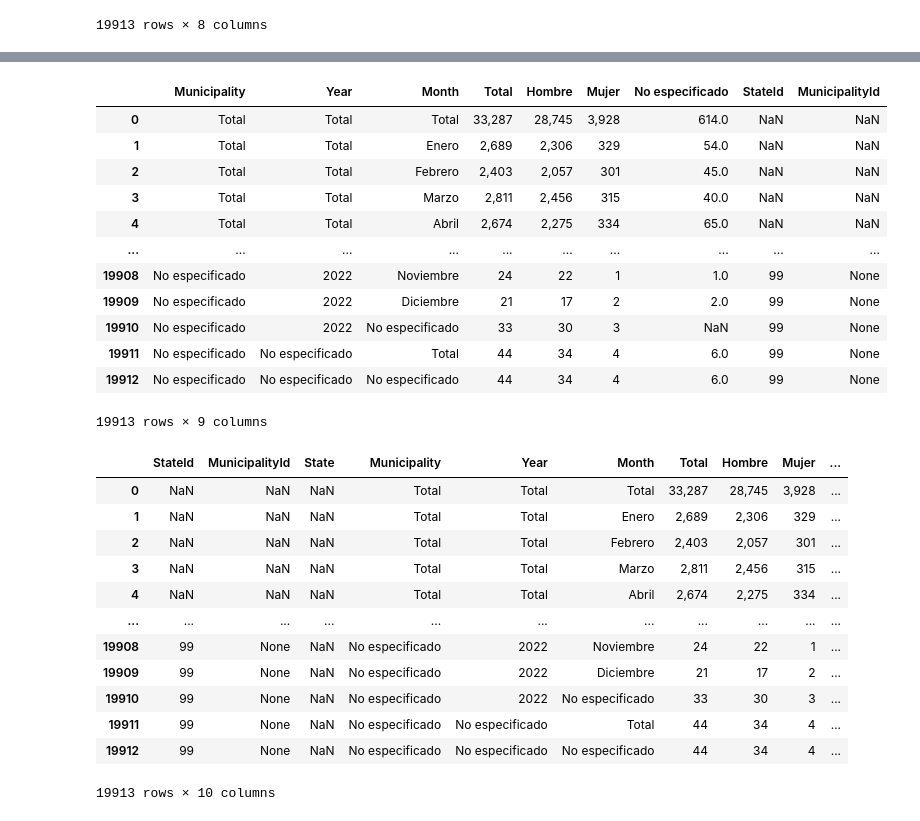
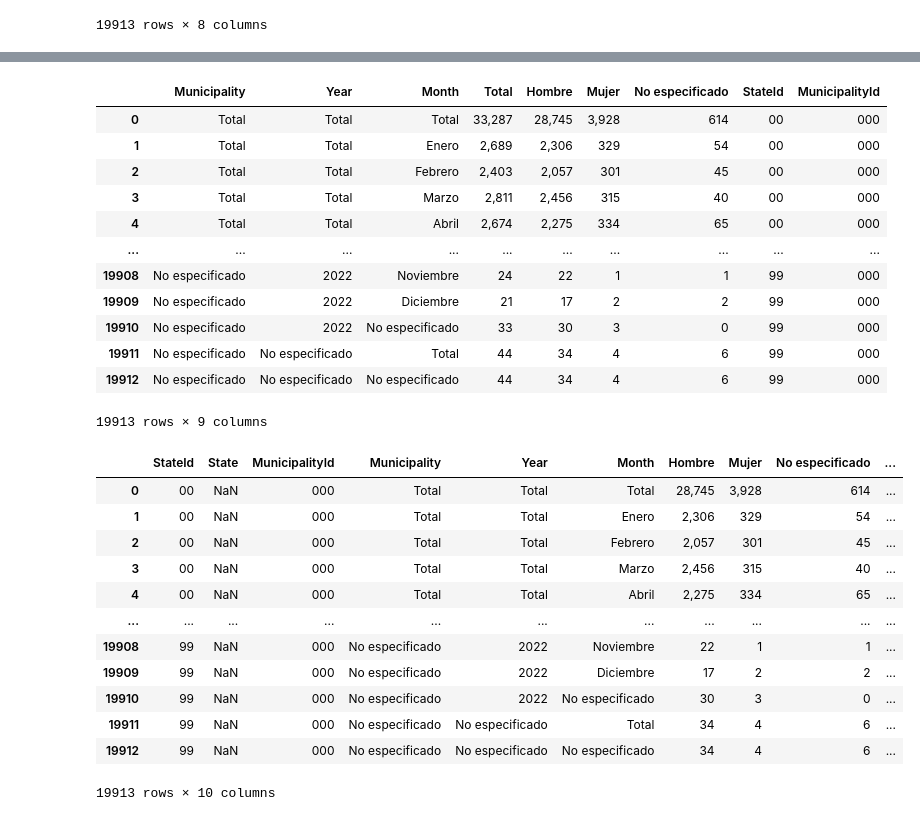
Before and after one commit to enteoo1/defuncion-homicidio-inegi, a Jupyter notebook: python/clean_db.ipynb, the cells around one changed output, grey strips where cells are left out. Drawn from its saved outputs; the diff is of its cells as text; code cells hidden in the pictures.

```diff
--- a/python/clean_db.ipynb
+++ b/python/clean_db.ipynb
@@ -48,0 +51,11 @@ dirty.head(300)
+# %%
+#Replace NaN values with '0'
+dirty.loc[dirty['StateId'].isnull(), 'StateId'] = '0'
+dirty.loc[dirty['MunicipalityId'].isnull(), 'MunicipalityId'] = '0'
+dirty.loc[dirty['Total'].isnull(), 'Total'] = 0
+dirty.loc[dirty['Hombre'].isnull(), 'Hombre'] = 0
+dirty.loc[dirty['Mujer'].isnull(), 'Mujer'] = 0
+dirty.loc[dirty['No especificado'].isnull(), 'No especificado'] = 0
+dirty['No especificado'] =  pd.to_numeric(dirty['No especificado'], downcast='integer')
+dirty.dtypes
+#dirty.head(300)
@@ -48,0 +73,5 @@ dirty.head(300)
+# %%
+#Pad ids with '0'
+dirty['StateId'] =  dirty['StateId'].str.zfill(2)
+dirty['MunicipalityId'] = dirty['MunicipalityId'].str.zfill(3)
+dirty.head(300)
@@ -73,33 +119,33 @@ dirty.rename(columns={'Unnamed: 1': 'Municipality', 'Unnamed: 2': 'Year', 'Unnam
 dirty
 # %% [output]
 |  | Municipality | Year | Month | Total | Hombre | Mujer | No especificado | StateId | MunicipalityId |
-| 0 | Total | Total | Total | 33,287 | 28,745 | 3,928 | 614.0 | NaN | NaN |
-| 1 | Total | Total | Enero | 2,689 | 2,306 | 329 | 54.0 | NaN | NaN |
-| 2 | Total | Total | Febrero | 2,403 | 2,057 | 301 | 45.0 | NaN | NaN |
-| 3 | Total | Total | Marzo | 2,811 | 2,456 | 315 | 40.0 | NaN | NaN |
-| 4 | Total | Total | Abril | 2,674 | 2,275 | 334 | 65.0 | NaN | NaN |
+| 0 | Total | Total | Total | 33,287 | 28,745 | 3,928 | 614 | 00 | 000 |
+| 1 | Total | Total | Enero | 2,689 | 2,306 | 329 | 54 | 00 | 000 |
+| 2 | Total | Total | Febrero | 2,403 | 2,057 | 301 | 45 | 00 | 000 |
+| 3 | Total | Total | Marzo | 2,811 | 2,456 | 315 | 40 | 00 | 000 |
+| 4 | Total | Total | Abril | 2,674 | 2,275 | 334 | 65 | 00 | 000 |
 | ... | ... | ... | ... | ... | ... | ... | ... | ... | ... |
-| 19908 | No especificado | 2022 | Noviembre | 24 | 22 | 1 | 1.0 | 99 | None |
-| 19909 | No especificado | 2022 | Diciembre | 21 | 17 | 2 | 2.0 | 99 | None |
-| 19910 | No especificado | 2022 | No especificado | 33 | 30 | 3 | NaN | 99 | None |
-| 19911 | No especificado | No especificado | Total | 44 | 34 | 4 | 6.0 | 99 | None |
-| 19912 | No especificado | No especificado | No especificado | 44 | 34 | 4 | 6.0 | 99 | None |
+| 19908 | No especificado | 2022 | Noviembre | 24 | 22 | 1 | 1 | 99 | 000 |
+| 19909 | No especificado | 2022 | Diciembre | 21 | 17 | 2 | 2 | 99 | 000 |
+| 19910 | No especificado | 2022 | No especificado | 33 | 30 | 3 | 0 | 99 | 000 |
+| 19911 | No especificado | No especificado | Total | 44 | 34 | 4 | 6 | 99 | 000 |
+| 19912 | No especificado | No especificado | No especificado | 44 | 34 | 4 | 6 | 99 | 000 |
 19913 rows × 9 columns
 # %%
 #rearrange columns an add column for State
-dirty = dirty.reindex(columns=['StateId','MunicipalityId','State', 'Municipality','Year','Month','Total','Hombre','Mujer','No especificado'])
+dirty = dirty.reindex(columns=['StateId','State', 'MunicipalityId','Municipality','Year','Month','Hombre','Mujer','No especificado','Total'])
 dirty
 # %% [output]
-|  | StateId | MunicipalityId | State | Municipality | Year | Month | Total | Hombre | Mujer | ... |
-| 0 | NaN | NaN | NaN | Total | Total | Total | 33,287 | 28,745 | 3,928 | ... |
-| 1 | NaN | NaN | NaN | Total | Total | Enero | 2,689 | 2,306 | 329 | ... |
-| 2 | NaN | NaN | NaN | Total | Total | Febrero | 2,403 | 2,057 | 301 | ... |
-| 3 | NaN | NaN | NaN | Total | Total | Marzo | 2,811 | 2,456 | 315 | ... |
-| 4 | NaN | NaN | NaN | Total | Total | Abril | 2,674 | 2,275 | 334 | ... |
+|  | StateId | State | MunicipalityId | Municipality | Year | Month | Hombre | Mujer | No especificado | ... |
+| 0 | 00 | NaN | 000 | Total | Total | Total | 28,745 | 3,928 | 614 | ... |
+| 1 | 00 | NaN | 000 | Total | Total | Enero | 2,306 | 329 | 54 | ... |
+| 2 | 00 | NaN | 000 | Total | Total | Febrero | 2,057 | 301 | 45 | ... |
+| 3 | 00 | NaN | 000 | Total | Total | Marzo | 2,456 | 315 | 40 | ... |
+| 4 | 00 | NaN | 000 | Total | Total | Abril | 2,275 | 334 | 65 | ... |
 | ... | ... | ... | ... | ... | ... | ... | ... | ... | ... | ... |
-| 19908 | 99 | None | NaN | No especificado | 2022 | Noviembre | 24 | 22 | 1 | ... |
-| 19909 | 99 | None | NaN | No especificado | 2022 | Diciembre | 21 | 17 | 2 | ... |
-| 19910 | 99 | None | NaN | No especificado | 2022 | No especificado | 33 | 30 | 3 | ... |
-| 19911 | 99 | None | NaN | No especificado | No especificado | Total | 44 | 34 | 4 | ... |
-| 19912 | 99 | None | NaN | No especificado | No especificado | No especificado | 44 | 34 | 4 | ... |
+| 19908 | 99 | NaN | 000 | No especificado | 2022 | Noviembre | 22 | 1 | 1 | ... |
+| 19909 | 99 | NaN | 000 | No especificado | 2022 | Diciembre | 17 | 2 | 2 | ... |
+| 19910 | 99 | NaN | 000 | No especificado | 2022 | No especificado | 30 | 3 | 0 | ... |
+| 19911 | 99 | NaN | 000 | No especificado | No especificado | Total | 34 | 4 | 6 | ... |
+| 19912 | 99 | NaN | 000 | No especificado | No especificado | No especificado | 34 | 4 | 6 | ... |
 19913 rows × 10 columns
```
Also changed, not shown: parts of 10 cells of this notebook, 21 other files.
